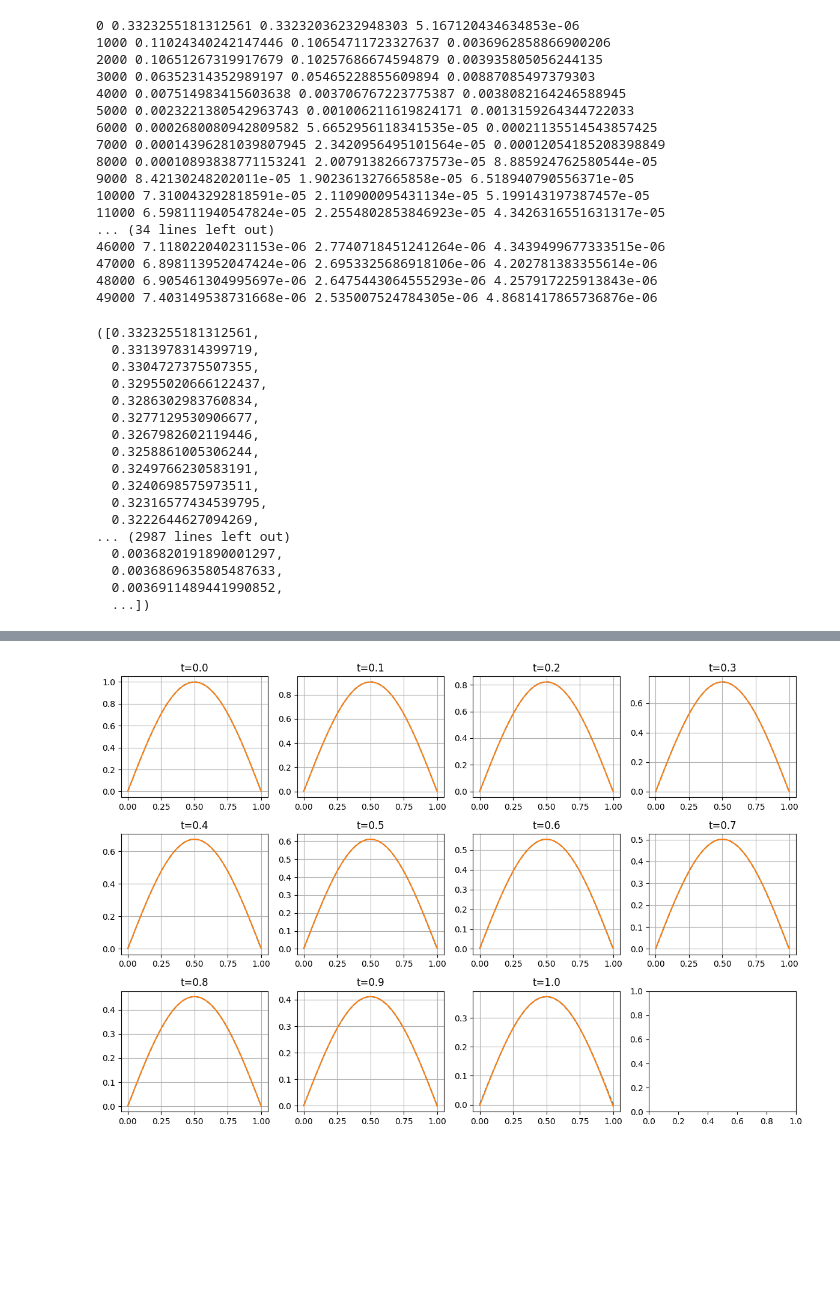
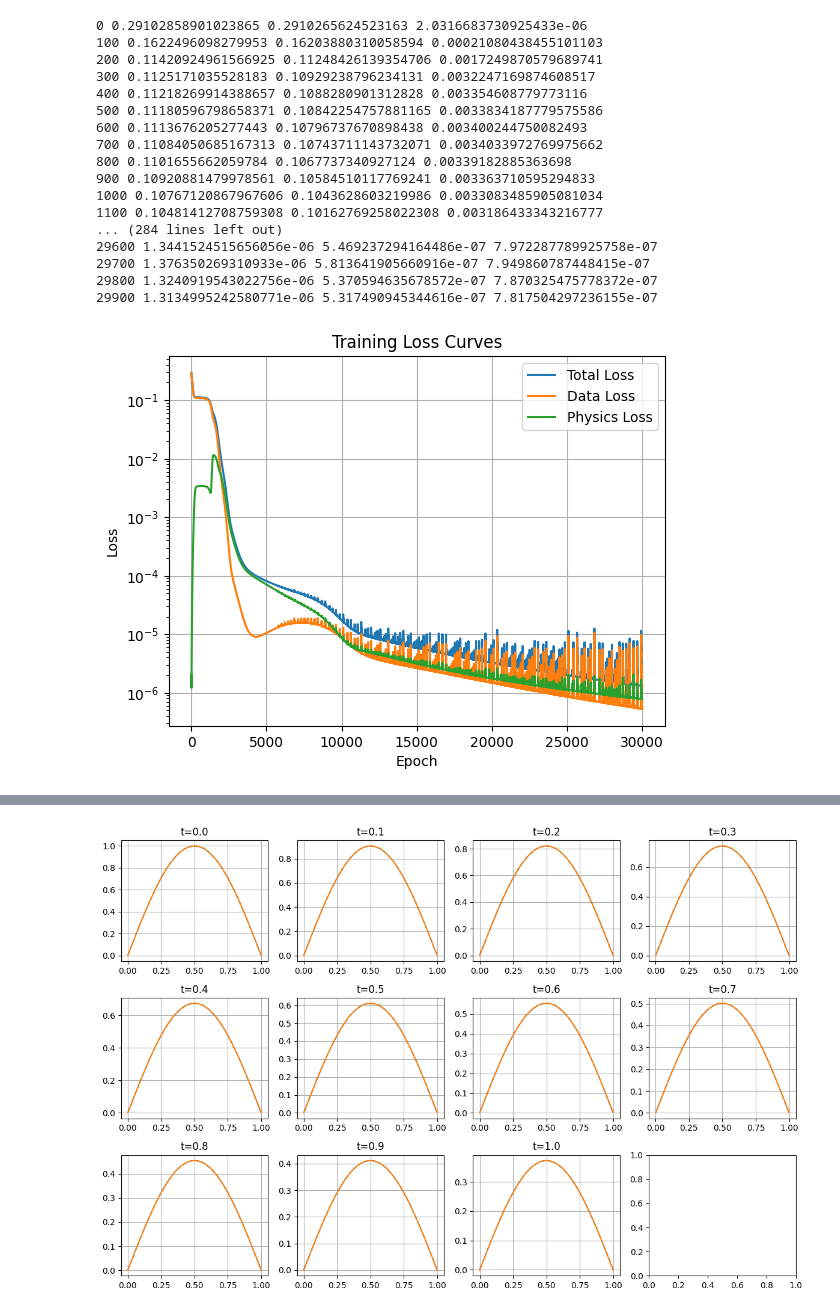
Before and after one commit to VictorSu33/DiffEqML, a Jupyter notebook: 1dheat.ipynb, the cells around one changed output, grey strips where cells are left out. Drawn from its saved outputs; the diff is of its cells as text; code cells hidden in the pictures; blank space fills up the shorter version.

```diff
--- a/1dheat.ipynb
+++ b/1dheat.ipynb
@@ -86,42 +93,43 @@ optimizer = torch.optim.Adam(model.parameters(), lr=1e-4)
 X_data = torch.cat([x_b,x_init], dim = 0)
 U_data = torch.cat([u_b, u_init], dim=0)
 
-neural.train(50000, optimizer, X_data, U_data, model, residual_fn, 1, 2, 1000)
+losses, losses_data, losses_phys, *_ = neural.train(30000, optimizer, X_data, U_data, model, residual_fn, 1, X_col)
 # %% [output]
-0 0.3323255181312561 0.33232036232948303 5.167120434634853e-06
-1000 0.11024340242147446 0.10654711723327637 0.0036962858866900206
-2000 0.10651267319917679 0.10257686674594879 0.003935805056244135
-3000 0.06352314352989197 0.05465228855609894 0.00887085497379303
-4000 0.007514983415603638 0.003706767223775387 0.0038082164246588945
-5000 0.0023221380542963743 0.001006211619824171 0.0013159264344722033
-6000 0.0002680080942809582 5.6652956118341535e-05 0.00021135514543857425
-7000 0.00014396281039807945 2.3420956495101564e-05 0.00012054185208398849
-8000 0.00010893838771153241 2.0079138266737573e-05 8.885924762580544e-05
-9000 8.42130248202011e-05 1.902361327665858e-05 6.518940790556371e-05
-10000 7.310043292818591e-05 2.110900095431134e-05 5.199143197387457e-05
-11000 6.598111940547824e-05 2.2554802853846923e-05 4.3426316551631317e-05
-... (34 lines left out)
-46000 7.118022040231153e-06 2.7740718451241264e-06 4.3439499677333515e-06
-47000 6.898113952047424e-06 2.6953325686918106e-06 4.202781383355614e-06
-48000 6.905461304995697e-06 2.6475443064555293e-06 4.257917225913843e-06
-49000 7.403149538731668e-06 2.535007524784305e-06 4.8681417865736876e-06
+0 0.29102858901023865 0.2910265624523163 2.0316683730925433e-06
+100 0.1622496098279953 0.16203880310058594 0.00021080438455101103
+200 0.11420924961566925 0.11248426139354706 0.0017249870579689741
+300 0.1125171035528183 0.10929238796234131 0.0032247169874608517
+400 0.11218269914388657 0.1088280901312828 0.003354608779773116
+500 0.11180596798658371 0.10842254757881165 0.0033834187779575586
+600 0.1113676205277443 0.10796737670898438 0.003400244750082493
+700 0.11084050685167313 0.10743711143732071 0.0034033972769975662
+800 0.1101655662059784 0.1067737340927124 0.00339182885363698
+900 0.10920881479978561 0.10584510117769241 0.003363710595294833
+1000 0.10767120867967606 0.1043628603219986 0.0033083485905081034
+1100 0.10481412708759308 0.10162769258022308 0.003186433343216777
+... (284 lines left out)
+29600 1.3441524515656056e-06 5.469237294164486e-07 7.972287789925758e-07
+29700 1.376350269310933e-06 5.813641905660916e-07 7.949860787448415e-07
+29800 1.3240919543022756e-06 5.370594635678572e-07 7.870325475778372e-07
+29900 1.3134995242580771e-06 5.317490945344616e-07 7.817504297236155e-07
-([0.3323255181312561,
-  0.3313978314399719,
-  0.3304727375507355,
-  0.32955020666122437,
-  0.3286302983760834,
-  0.3277129530906677,
-  0.3267982602119446,
-  0.3258861005306244,
-  0.3249766230583191,
-  0.3240698575973511,
-  0.32316577434539795,
-  0.3222644627094269,
-... (2987 lines left out)
-  0.0036820191890001297,
-  0.0036869635805487633,
-  0.0036911489441990852,
-  ...])
+# %%
+epochs = range(len(losses))
+
+plt.plot(epochs, losses, label='Total Loss')
+plt.plot(epochs, losses_data, label='Data Loss')
+plt.plot(epochs, losses_phys, label='Physics Loss')
+
+plt.xlabel('Epoch')
+plt.ylabel('Loss')
+plt.title(f'Training Loss Curves')
+
+plt.yscale('log')
+plt.legend()
+plt.grid()
+
+plt.show()
+# %% [output]
+[figure, added]
 # %%
 def analytic_solution(x,t):
     return torch.exp(-0.1 * torch.pi**2 * t) * torch.sin(torch.pi * x)
```
Also changed, not shown: parts of 6 cells of this notebook, 21 other files.
